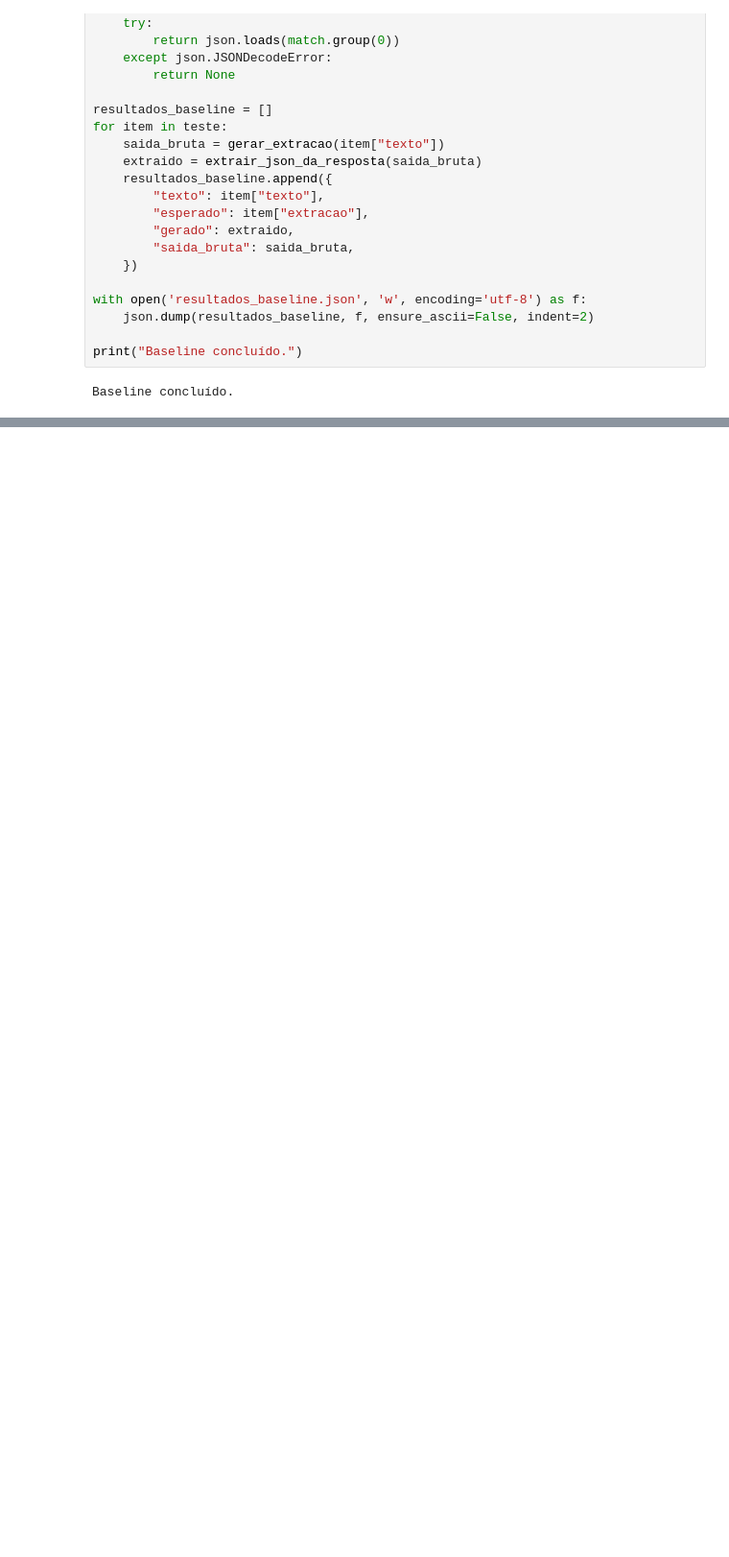
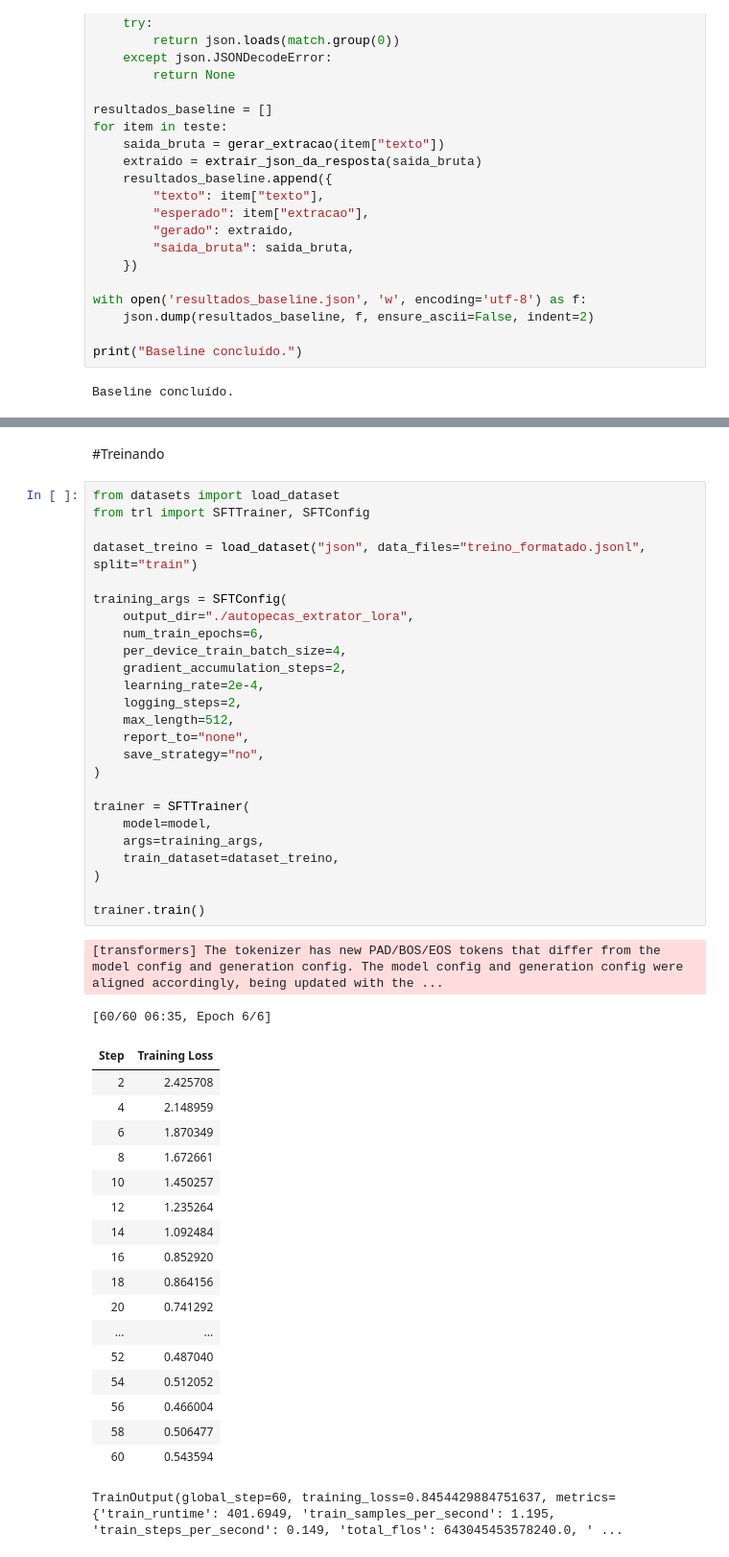
Before and after one commit to EnzoFSouza/extrator-autopecas-llm, a Jupyter notebook: notebook/extrator_autopecas.ipynb, the cells around one changed output, grey strips where cells are left out. Shown at 96% size. Drawn from its saved outputs; the diff is of its cells as text; blank space fills up the shorter version.

Commit message:
feat: rodar modelo com fine-tuning nos dados de teste

```diff
--- a/notebook/extrator_autopecas.ipynb
+++ b/notebook/extrator_autopecas.ipynb
@@ -105,0 +146,48 @@ Baseline concluído.
+# %% [markdown]
+#Treinando
+# %%
+from datasets import load_dataset
+from trl import SFTTrainer, SFTConfig
+
+dataset_treino = load_dataset("json", data_files="treino_formatado.jsonl", split="train")
+
+training_args = SFTConfig(
+    output_dir="./autopecas_extrator_lora",
+    num_train_epochs=6,
+    per_device_train_batch_size=4,
+    gradient_accumulation_steps=2,
+    learning_rate=2e-4,
+    logging_steps=2,
+    max_length=512,
+    report_to="none",
+    save_strategy="no",
+)
+
+trainer = SFTTrainer(
+    model=model,
+    args=training_args,
+    train_dataset=dataset_treino,
+)
+
+trainer.train()
+# %% [output]
+[transformers] The tokenizer has new PAD/BOS/EOS tokens that differ from the model config and generation config. The model config and generation config were aligned accordingly, being updated with the ...
+[60/60 06:35, Epoch 6/6]
+| Step | Training Loss |
+| 2 | 2.425708 |
+| 4 | 2.148959 |
+| 6 | 1.870349 |
+| 8 | 1.672661 |
+| 10 | 1.450257 |
+| 12 | 1.235264 |
+| 14 | 1.092484 |
+| 16 | 0.852920 |
+| 18 | 0.864156 |
+| 20 | 0.741292 |
+| ... | ... |
+| 52 | 0.487040 |
+| 54 | 0.512052 |
+| 56 | 0.466004 |
+| 58 | 0.506477 |
+| 60 | 0.543594 |
+TrainOutput(global_step=60, training_loss=0.8454429884751637, metrics={'train_runtime': 401.6949, 'train_samples_per_second': 1.195, 'train_steps_per_second': 0.149, 'total_flos': 643045453578240.0, ' ...
```
Also changed, not shown: parts of 5 cells of this notebook, 3 other files.
